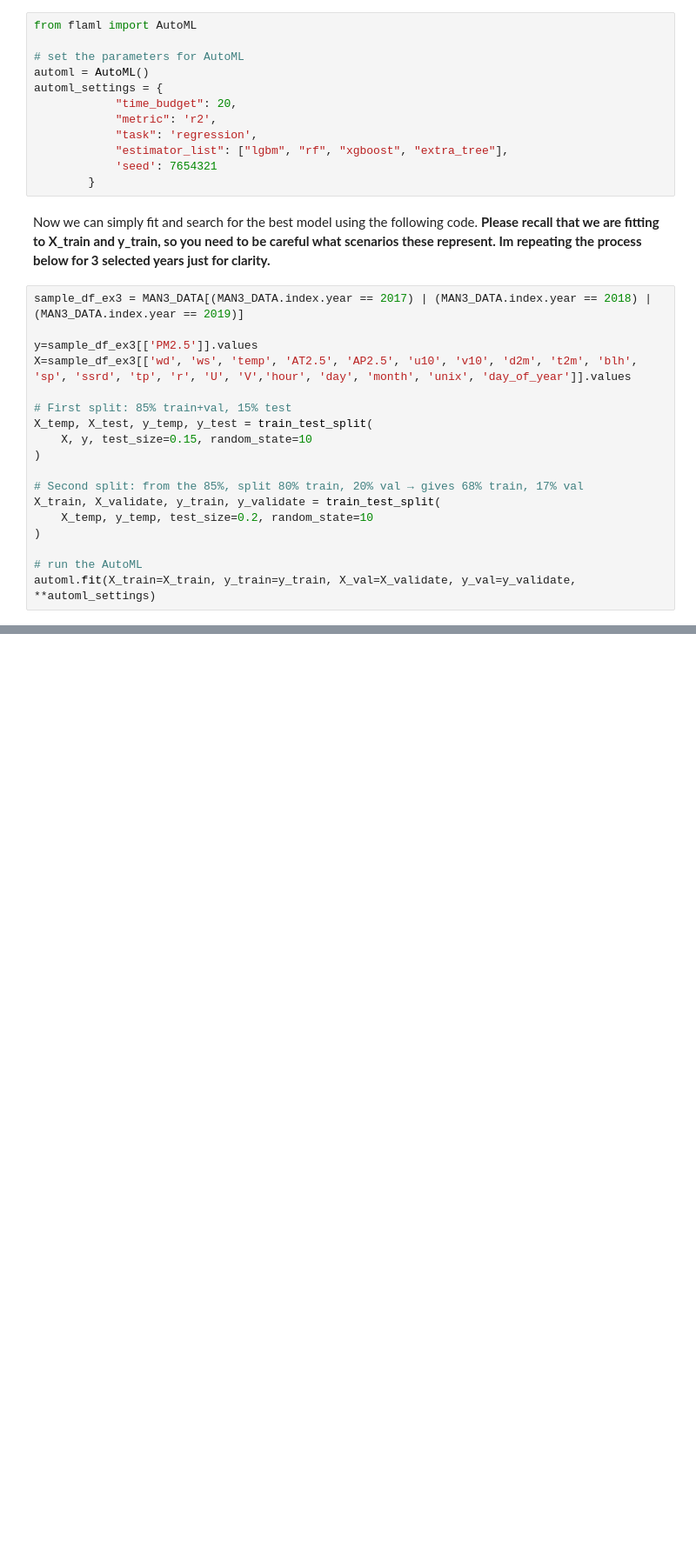
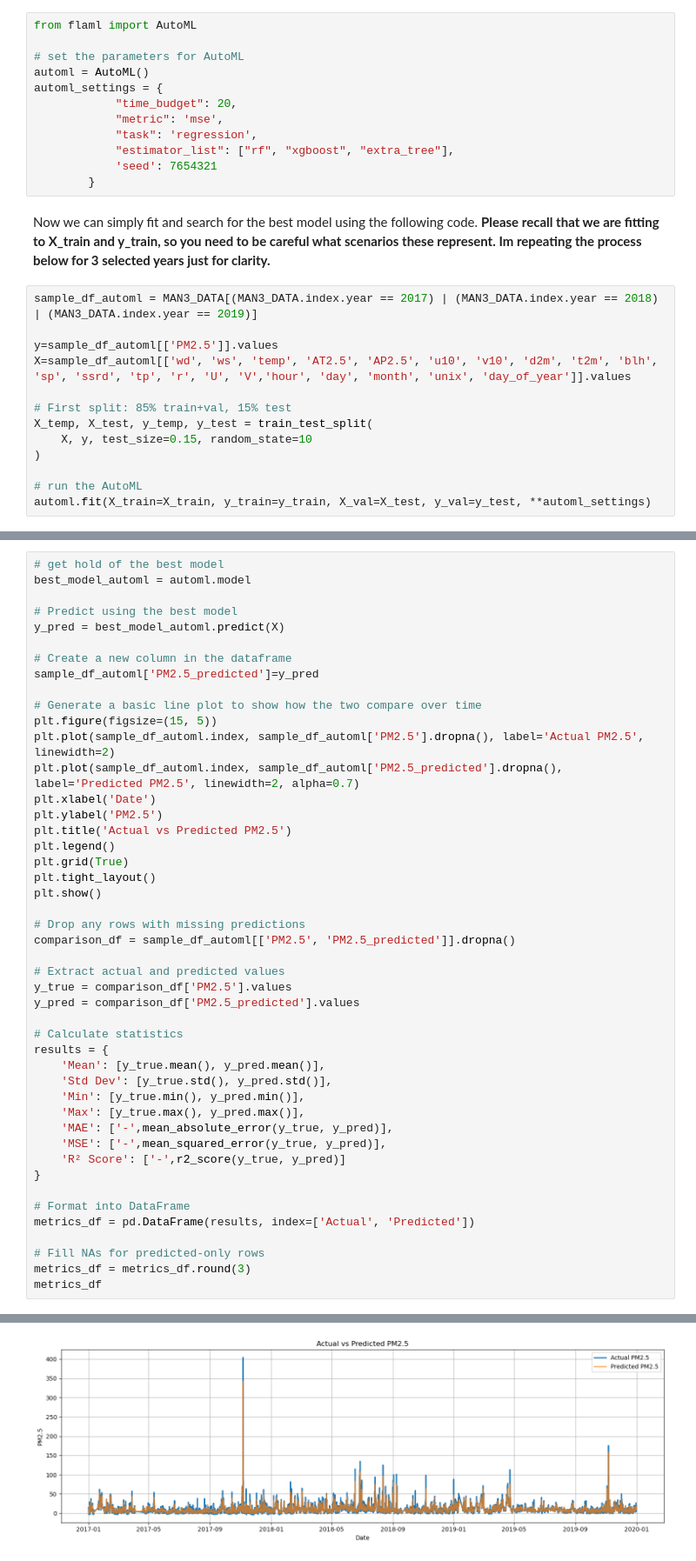
Before and after one commit to m-edal/Time-series-analytics-course, a Jupyter notebook: Practical_4_automl_shap.ipynb, the cells around one changed output, grey strips where cells are left out. Shown at 87% size. Cells and saved outputs as stored; diff of their text form; blank space fills up the shorter version.

Commit message:
Corrected reference model used to predict timeline
Corrected code that displays model versus measured PM2.5

```diff
--- a/Practical_4_automl_shap.ipynb
+++ b/Practical_4_automl_shap.ipynb
@@ -971,29 +971,24 @@ from flaml import AutoML
 automl = AutoML()
 automl_settings = {
             "time_budget": 20,
-            "metric": 'r2',
+            "metric": 'mse',
             "task": 'regression',
-            "estimator_list": ["lgbm", "rf", "xgboost", "extra_tree"],
+            "estimator_list": ["rf", "xgboost", "extra_tree"],
             'seed': 7654321
         }
 # %% [markdown]
 Now we can simply fit and search for the best model using the following code. **Please recall that we are fitting to X_train and y_train, so you need to be careful what scenarios these represent. Im repeating the process below for 3 selected years just for clarity.**
 # %%
-sample_df_ex3 = MAN3_DATA[(MAN3_DATA.index.year == 2017) | (MAN3_DATA.index.year == 2018) | (MAN3_DATA.index.year == 2019)]
+sample_df_automl = MAN3_DATA[(MAN3_DATA.index.year == 2017) | (MAN3_DATA.index.year == 2018) | (MAN3_DATA.index.year == 2019)]
 
-y=sample_df_ex3[['PM2.5']].values
-X=sample_df_ex3[['wd', 'ws', 'temp', 'AT2.5', 'AP2.5', 'u10', 'v10', 'd2m', 't2m', 'blh', 'sp', 'ssrd', 'tp', 'r', 'U', 'V','hour', 'day', 'month', 'unix', 'day_of_year']].values
+y=sample_df_automl[['PM2.5']].values
+X=sample_df_automl[['wd', 'ws', 'temp', 'AT2.5', 'AP2.5', 'u10', 'v10', 'd2m', 't2m', 'blh', 'sp', 'ssrd', 'tp', 'r', 'U', 'V','hour', 'day', 'month', 'unix', 'day_of_year']].values
 
 # First split: 85% train+val, 15% test
 X_temp, X_test, y_temp, y_test = train_test_split(
     X, y, test_size=0.15, random_state=10
 )
 
-# Second split: from the 85%, split 80% train, 20% val → gives 68% train, 17% val
-X_train, X_validate, y_train, y_validate = train_test_split(
-    X_temp, y_temp, test_size=0.2, random_state=10
-)
-
 # run the AutoML
-automl.fit(X_train=X_train, y_train=y_train, X_val=X_validate, y_val=y_validate, **automl_settings)
+automl.fit(X_train=X_train, y_train=y_train, X_val=X_test, y_val=y_test, **automl_settings)
 # %% [output]
@@ -1006,0 +1014,47 @@ TypeError: 'NoneType' object is not callable
+# %%
+# get hold of the best model
+best_model_automl = automl.model
+
+# Predict using the best model
+y_pred = best_model_automl.predict(X)
+
+# Create a new column in the dataframe
+sample_df_automl['PM2.5_predicted']=y_pred
+
+# Generate a basic line plot to show how the two compare over time
+plt.figure(figsize=(15, 5))
+plt.plot(sample_df_automl.index, sample_df_automl['PM2.5'].dropna(), label='Actual PM2.5', linewidth=2)
+plt.plot(sample_df_automl.index, sample_df_automl['PM2.5_predicted'].dropna(), label='Predicted PM2.5', linewidth=2, alpha=0.7)
+plt.xlabel('Date')
+plt.ylabel('PM2.5')
+plt.title('Actual vs Predicted PM2.5')
+plt.legend()
+plt.grid(True)
+plt.tight_layout()
+plt.show()
+
+# Drop any rows with missing predictions
+comparison_df = sample_df_automl[['PM2.5', 'PM2.5_predicted']].dropna()
+
+# Extract actual and predicted values
+y_true = comparison_df['PM2.5'].values
+y_pred = comparison_df['PM2.5_predicted'].values
+
+# Calculate statistics
+results = {
+    'Mean': [y_true.mean(), y_pred.mean()],
+    'Std Dev': [y_true.std(), y_pred.std()],
+    'Min': [y_true.min(), y_pred.min()],
+    'Max': [y_true.max(), y_pred.max()],
+    'MAE': ['-',mean_absolute_error(y_true, y_pred)],
+    'MSE': ['-',mean_squared_error(y_true, y_pred)],
+    'R² Score': ['-',r2_score(y_true, y_pred)]
+}
+
+# Format into DataFrame
+metrics_df = pd.DataFrame(results, index=['Actual', 'Predicted'])
+
+# Fill NAs for predicted-only rows
+metrics_df = metrics_df.round(3)
+metrics_df
+# %% [output]
@@ -1006,0 +1066 @@ TypeError: 'NoneType' object is not callable
+[figure, added]
```
Also changed, not shown: parts of 12 cells of this notebook.
